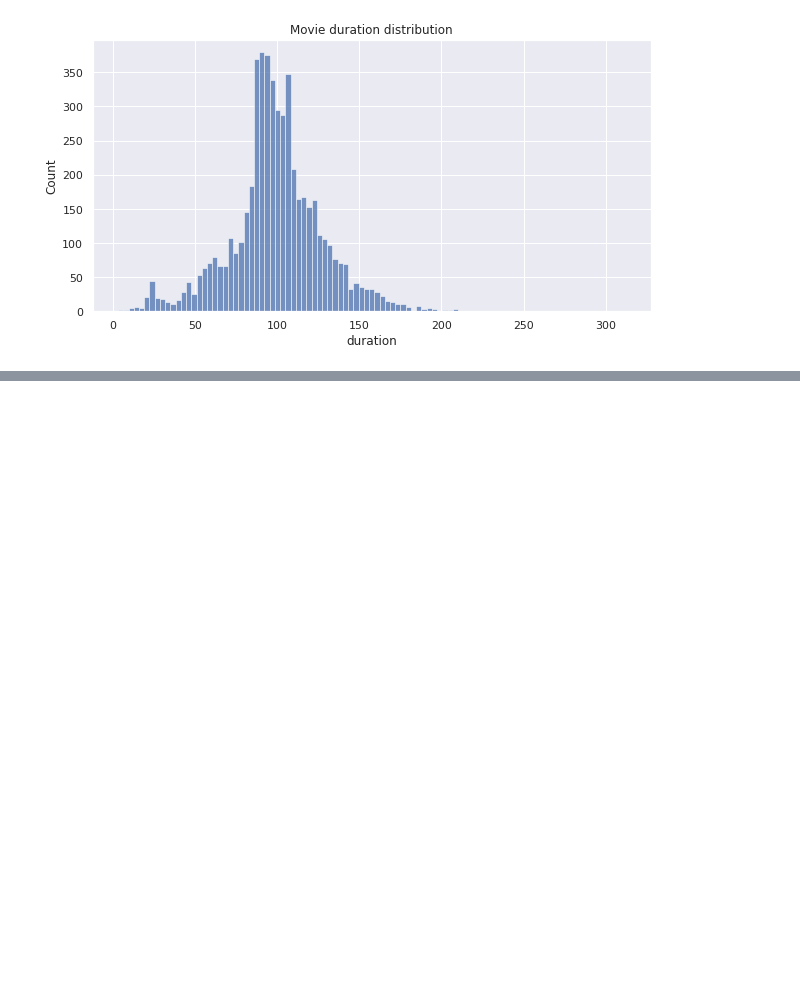
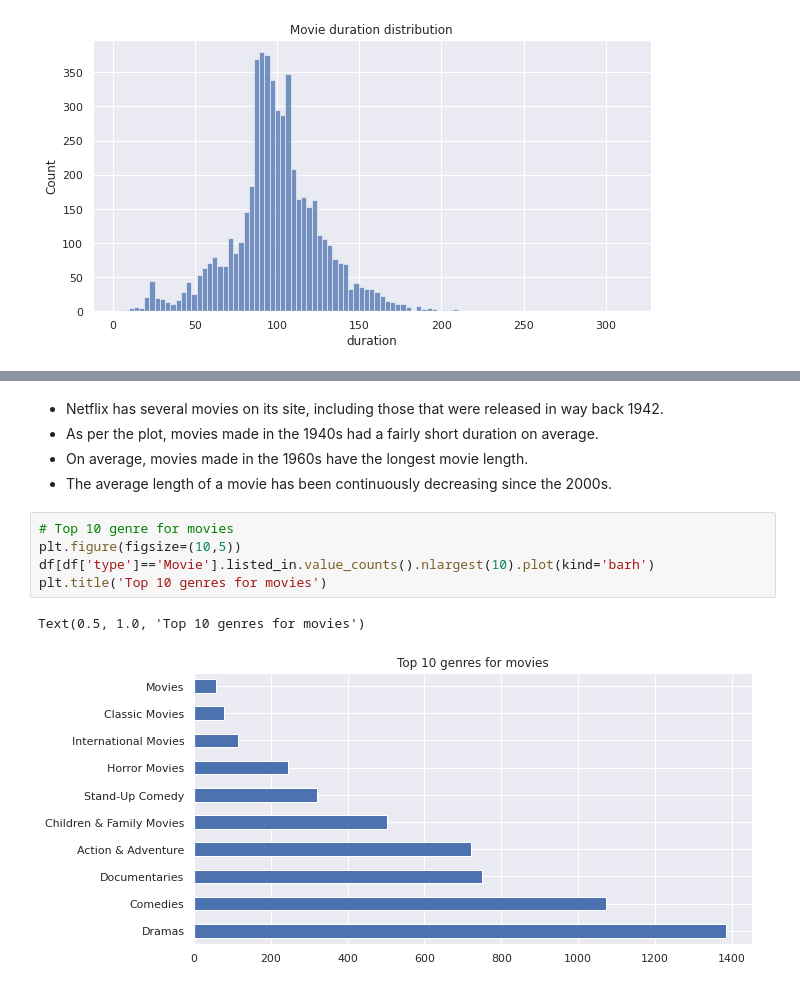
Before and after one commit to shaloy-lewis/Netflix_movies_and_tv_shows_clustering, a Jupyter notebook: Netflix_Movies_and_TV_Shows_Clustering_Shaloy_Lewis.ipynb, the cells around one changed output, grey strips where cells are left out. Drawn from its saved outputs; the diff is of its cells as text; blank space fills up the shorter version.

```diff
--- a/Netflix_Movies_and_TV_Shows_Clustering_Shaloy_Lewis.ipynb
+++ b/Netflix_Movies_and_TV_Shows_Clustering_Shaloy_Lewis.ipynb
@@ -520,0 +590,13 @@ Text(0.5, 0, 'Year')
+# %% [markdown]
+* Netflix has several movies on its site, including those that were released in way back 1942.
+* As per the plot, movies made in the 1940s had a fairly short duration on average.
+* On average, movies made in the 1960s have the longest movie length.
+* The average length of a movie has been continuously decreasing since the 2000s.
+# %%
+# Top 10 genre for movies
+plt.figure(figsize=(10,5))
+df[df['type']=='Movie'].listed_in.value_counts().nlargest(10).plot(kind='barh')
+plt.title('Top 10 genres for movies')
+# %% [output]
+Text(0.5, 1.0, 'Top 10 genres for movies')
+[figure, added]
```
Also changed, not shown: parts of 30 cells of this notebook.
